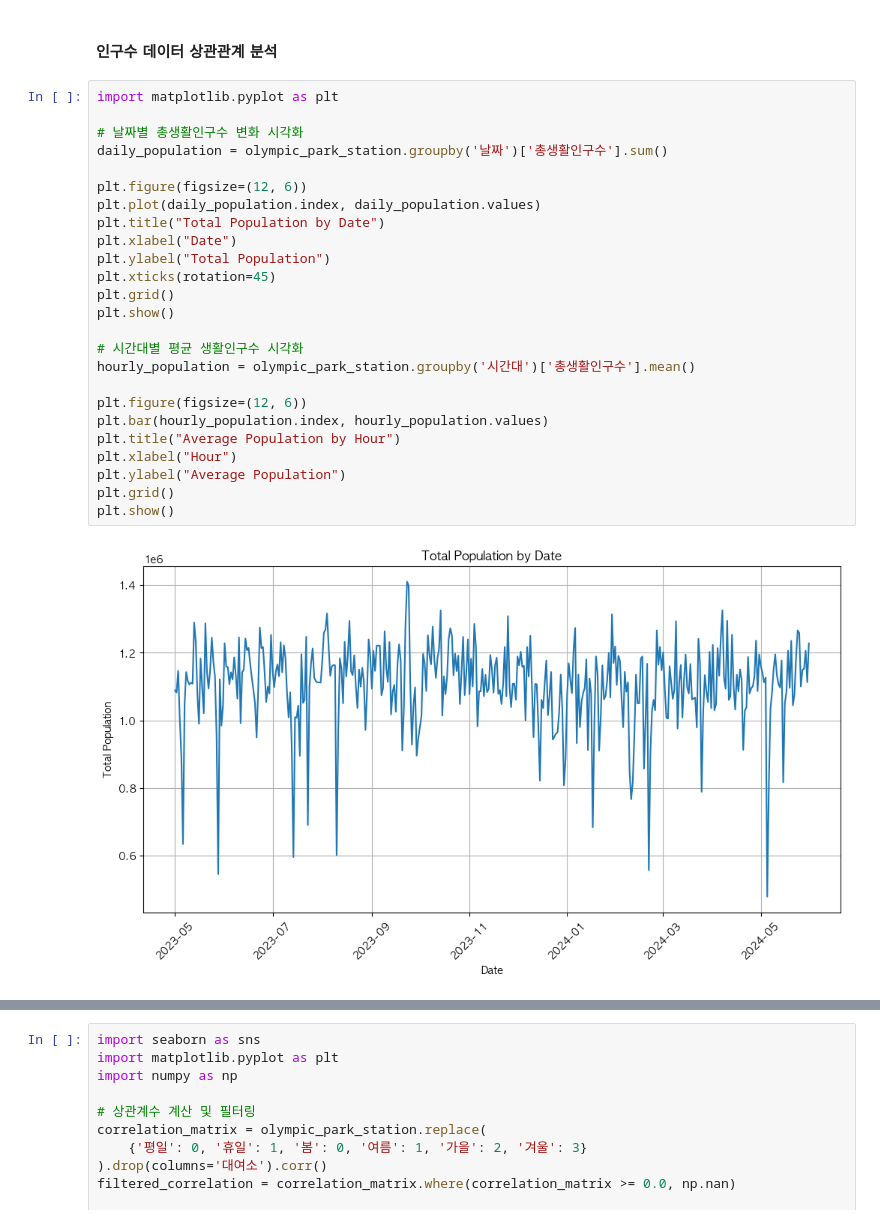
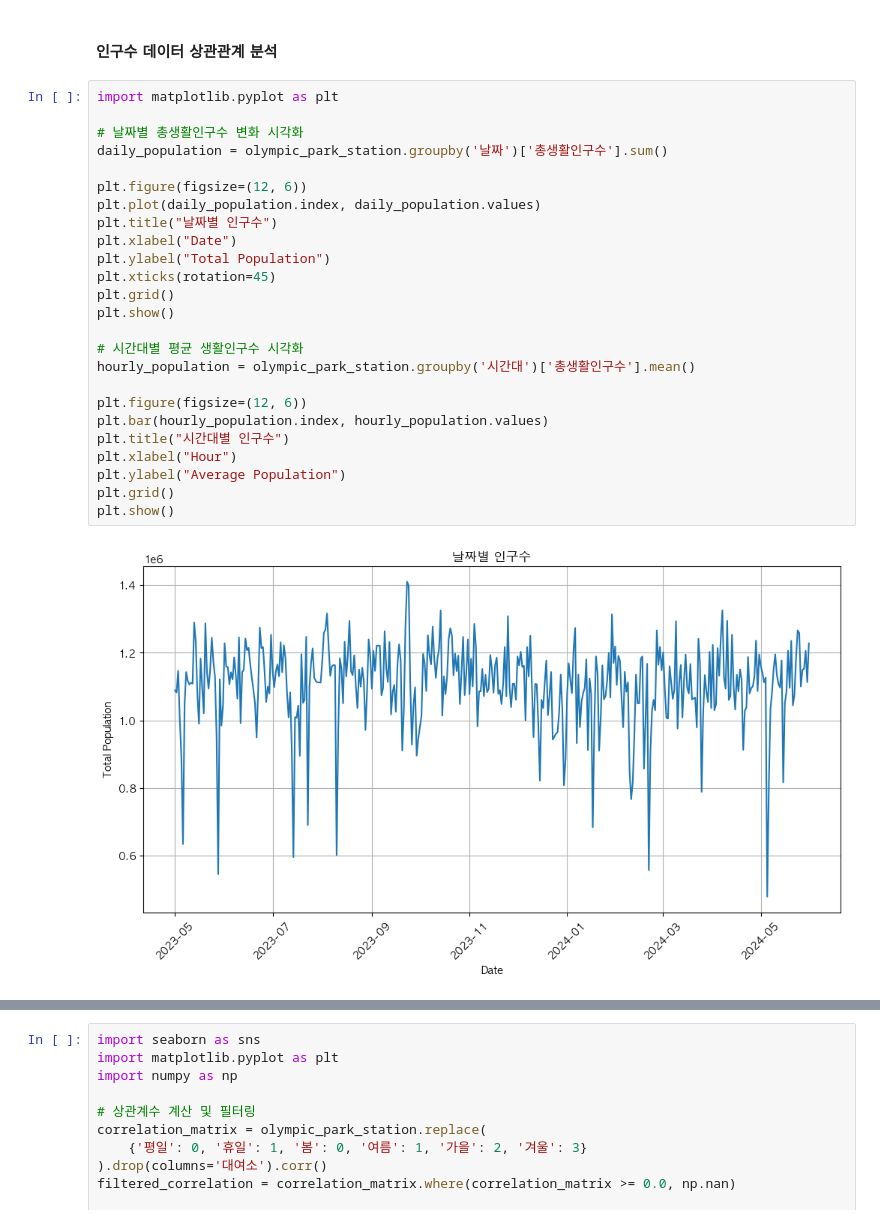
Before and after one commit to donghun-ha/Ddareungi, a Jupyter notebook: python/note/dh/olympic_park.ipynb, the cells around one changed output, grey strips where cells are left out. Saved outputs shown, nothing was run; the diff lists cells and outputs as text.

```diff
--- a/python/note/dh/olympic_park.ipynb
+++ b/python/note/dh/olympic_park.ipynb
@@ -1150,27 +1150,27 @@ olympic_park_station
 # %%
 import matplotlib.pyplot as plt
 
 # 날짜별 총생활인구수 변화 시각화
 daily_population = olympic_park_station.groupby('날짜')['총생활인구수'].sum()
 
 plt.figure(figsize=(12, 6))
 plt.plot(daily_population.index, daily_population.values)
-plt.title("Total Population by Date")
+plt.title("날짜별 인구수")
 plt.xlabel("Date")
 plt.ylabel("Total Population")
 plt.xticks(rotation=45)
 plt.grid()
 plt.show()
 
 # 시간대별 평균 생활인구수 시각화
 hourly_population = olympic_park_station.groupby('시간대')['총생활인구수'].mean()
 
 plt.figure(figsize=(12, 6))
 plt.bar(hourly_population.index, hourly_population.values)
-plt.title("Average Population by Hour")
+plt.title("시간대별 인구수")
 plt.xlabel("Hour")
 plt.ylabel("Average Population")
 plt.grid()
 plt.show()
 # %% [output]
-[figure, old version]
+[figure, new version]
```
Also changed, not shown: parts of 6 cells of this notebook.
